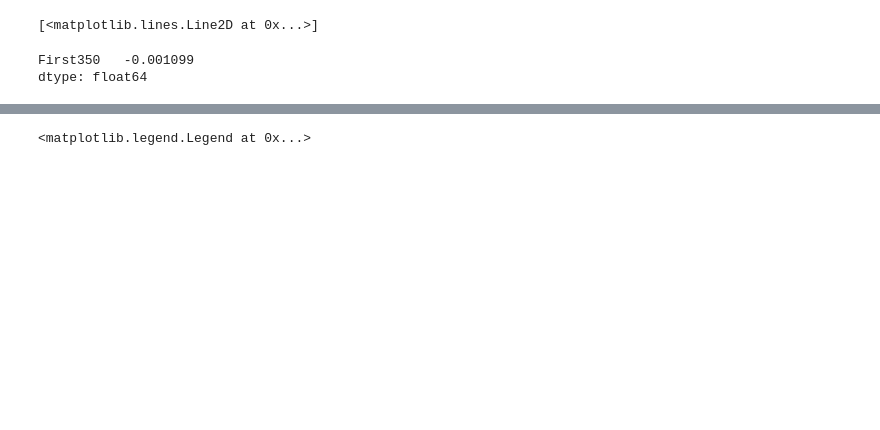
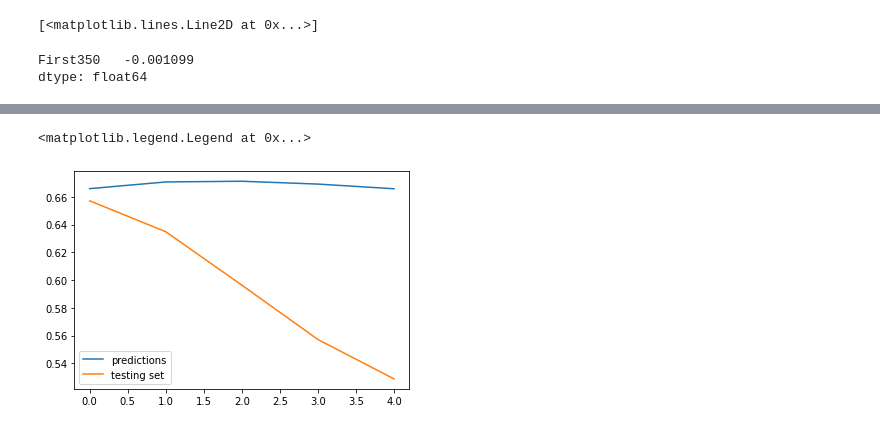
Before and after one commit to anestiskaim11/time-series-analysis, a Jupyter notebook: team1/first350.ipynb, the cells around one changed output, grey strips where cells are left out. Saved outputs shown, nothing was run; the diff lists cells and outputs as text; code cells hidden in the pictures; blank space fills up the shorter version.

```diff
--- a/team1/first350.ipynb
+++ b/team1/first350.ipynb
@@ -471,7 +460,14 @@ No handles with labels found to put in legend.
 # %%
 predictions = model.predict(start=n-test_num1, end=n-1, dynamic=True)
+predictions = predictions.values
+
+predictions[0] = predictions[0] + values[n-test_num1-1]
+for i in range(1, test_num1):
+    predictions[i] = predictions[i] + predictions[i-1]
+
 plt.plot(predictions)
 plt.plot(values[n-test_num1:])
 plt.legend(["predictions", "testing set"])
 # %% [output]
 <matplotlib.legend.Legend at 0x...>
+[figure, added]
```
Also changed, not shown: parts of 6 cells of this notebook, 2 other files.
